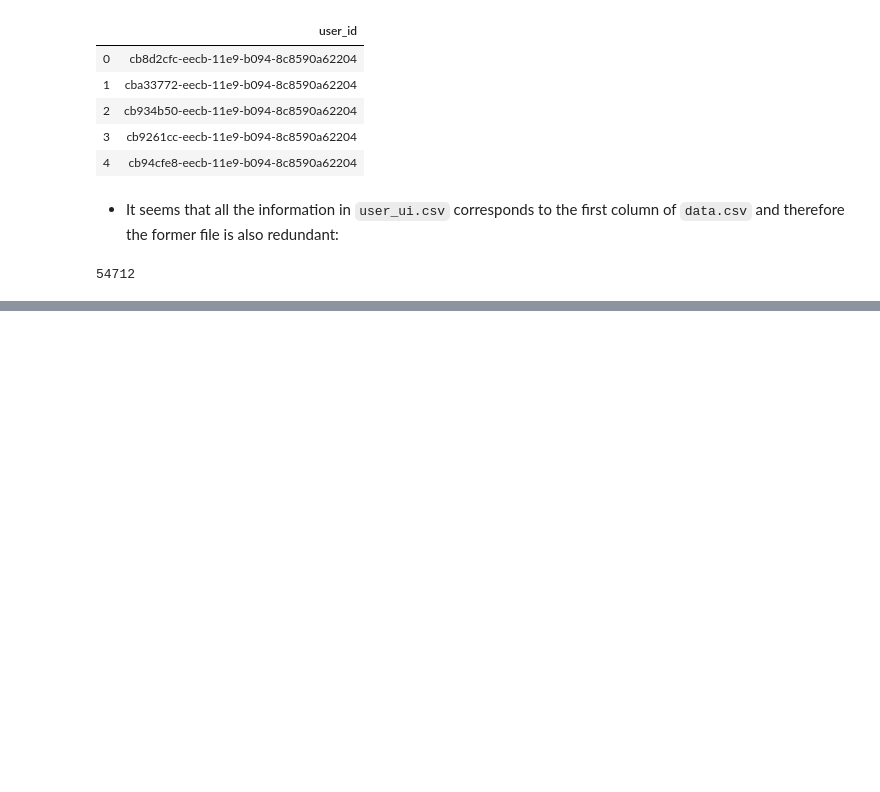
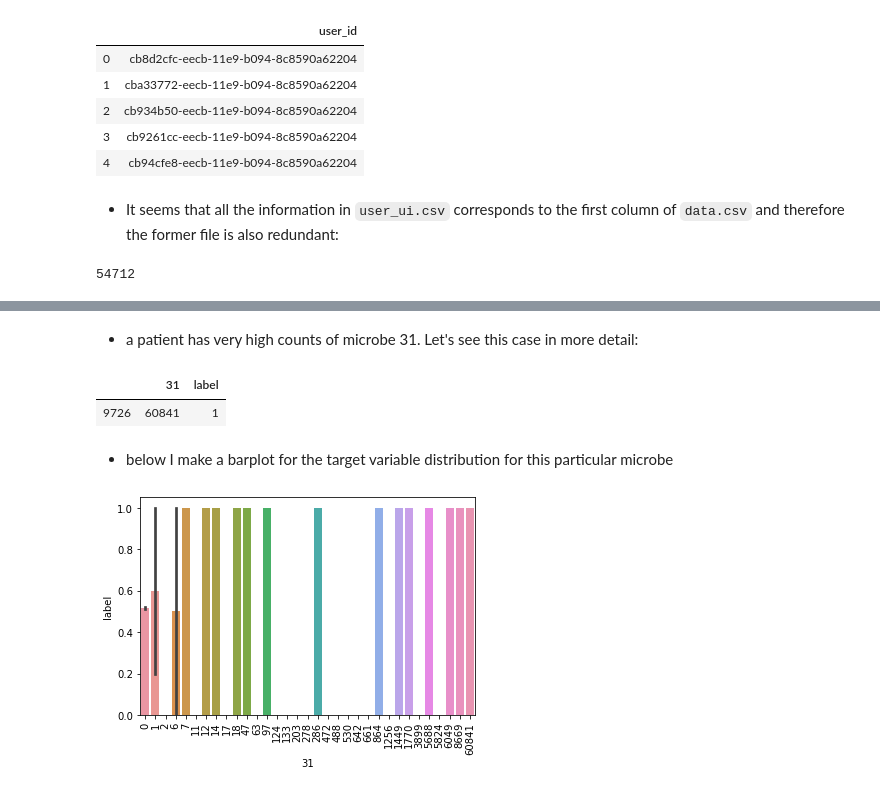
Before and after one commit to leoEspin/viome, a Jupyter notebook: viome dataset.ipynb, the cells around one changed output, grey strips where cells are left out. Cells and saved outputs as stored; diff of their text form; code cells hidden in the pictures; blank space fills up the shorter version.

```diff
--- a/viome dataset.ipynb
+++ b/viome dataset.ipynb
@@ -77,0 +98,8 @@ sum(ids.user_id == raw.user_id)
+# %%
+from sklearn.model_selection import train_test_split
+seed=693
+#It's always a good idea to maintain target proportions after the split:
+train,test = train_test_split(raw,test_size=0.2,random_state=seed,stratify=raw['label'])
+#re-indexing the split datasets
+train=train.reset_index().drop('index',axis=1)
+test=test.reset_index().drop('index',axis=1)
@@ -77,0 +163,14 @@ sum(ids.user_id == raw.user_id)
+# %% [markdown]
+* a patient has very high counts of microbe 31. Let's see this case in more detail:
+# %%
+train[train['31']==60841][['31','label']]
+# %% [output]
+|  | 31 | label |
+| 9726 | 60841 | 1 |
+# %% [markdown]
+* below I make a barplot for the target variable distribution for this particular microbe
+# %%
+sns.barplot(x=train['31'],y=train['label'],ci=95) #95% confidence interval (the default)
+plt.xticks(rotation=90);
+# %% [output]
+[figure, added]
```
Also changed, not shown: parts of 18 cells of this notebook.
